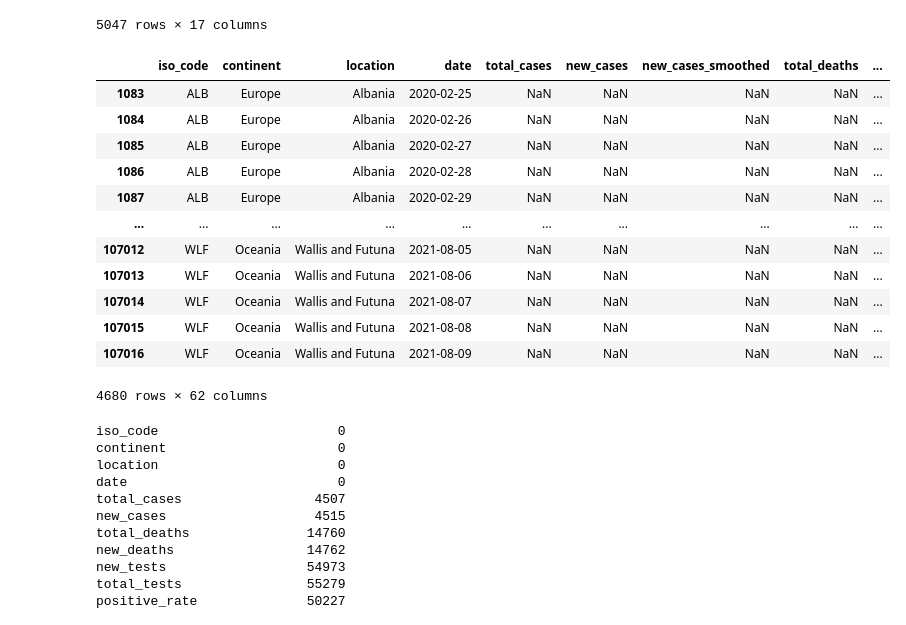
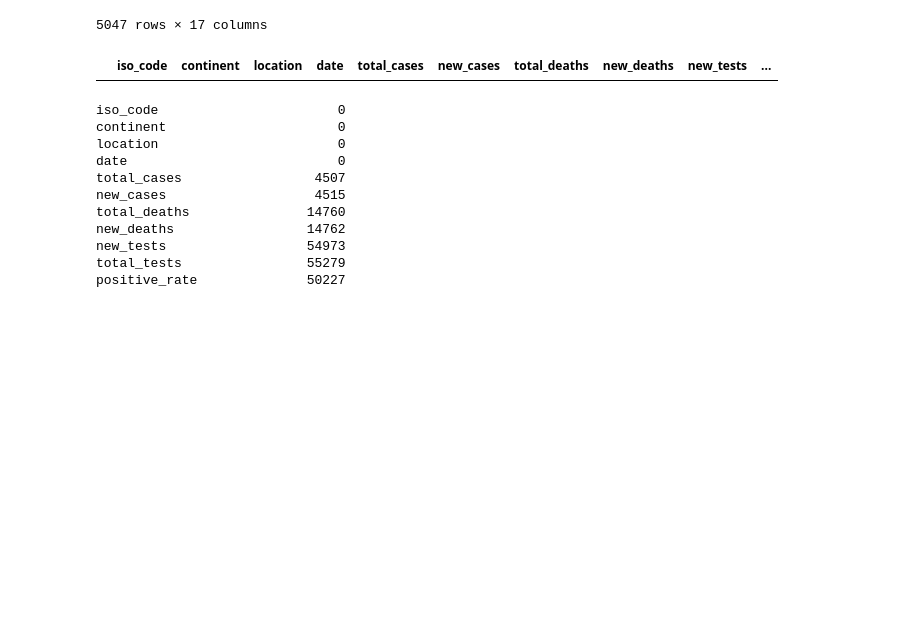
Before and after one commit to Aranish/Deviants-covid19, a Jupyter notebook: jupyter_notebook/Will Project - Data cleaning - Covid 19 - stats.ipynb, the cells around one changed output. Saved outputs shown, nothing was run; the diff lists cells and outputs as text; code cells hidden in the pictures; blank space fills up the shorter version.

Commit message:
Updated with removed column and missing values

```diff
--- a/jupyter_notebook/Will Project - Data cleaning - Covid 19 - stats.ipynb
+++ b/jupyter_notebook/Will Project - Data cleaning - Covid 19 - stats.ipynb
@@ -201,21 +201,9 @@ covid19_stats = covid19_stats[~covid19_stats['iso_code'].isin(['OWID_ASI','OWID_
                                                                'OWID_INT','OWID_KOS','OWID_NAM','OWID_CYN',
                                                                'OWID_OCE','OWID_SAM','OWID_WRL'])]
 # %%
-covid19_stats[covid19_stats['new_cases'].isnull()]
+covid19_stats[covid19_stats['continent'].isnull()]
 # %% [output]
-|  | iso_code | continent | location | date | total_cases | new_cases | new_cases_smoothed | total_deaths | ... |
-| 1083 | ALB | Europe | Albania | 2020-02-25 | NaN | NaN | NaN | NaN | ... |
-| 1084 | ALB | Europe | Albania | 2020-02-26 | NaN | NaN | NaN | NaN | ... |
-| 1085 | ALB | Europe | Albania | 2020-02-27 | NaN | NaN | NaN | NaN | ... |
-| 1086 | ALB | Europe | Albania | 2020-02-28 | NaN | NaN | NaN | NaN | ... |
-| 1087 | ALB | Europe | Albania | 2020-02-29 | NaN | NaN | NaN | NaN | ... |
-| ... | ... | ... | ... | ... | ... | ... | ... | ... | ... |
-| 107012 | WLF | Oceania | Wallis and Futuna | 2021-08-05 | NaN | NaN | NaN | NaN | ... |
-| 107013 | WLF | Oceania | Wallis and Futuna | 2021-08-06 | NaN | NaN | NaN | NaN | ... |
-| 107014 | WLF | Oceania | Wallis and Futuna | 2021-08-07 | NaN | NaN | NaN | NaN | ... |
-| 107015 | WLF | Oceania | Wallis and Futuna | 2021-08-08 | NaN | NaN | NaN | NaN | ... |
-| 107016 | WLF | Oceania | Wallis and Futuna | 2021-08-09 | NaN | NaN | NaN | NaN | ... |
+|  | iso_code | continent | location | date | total_cases | new_cases | total_deaths | new_deaths | new_tests | ... |
-4680 rows × 62 columns
 # %%
 # Final dataset all column null check
 covid19_stats.isnull().sum()
```
Also changed, not shown: parts of 11 cells of this notebook.
